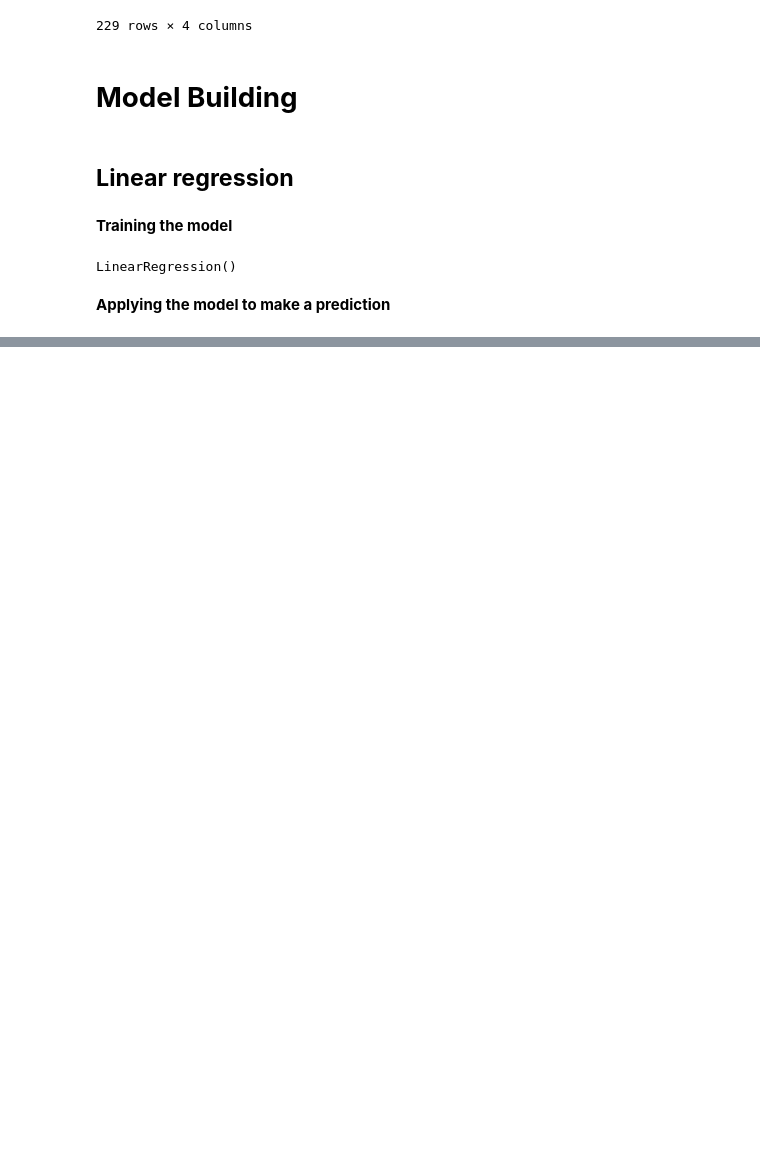
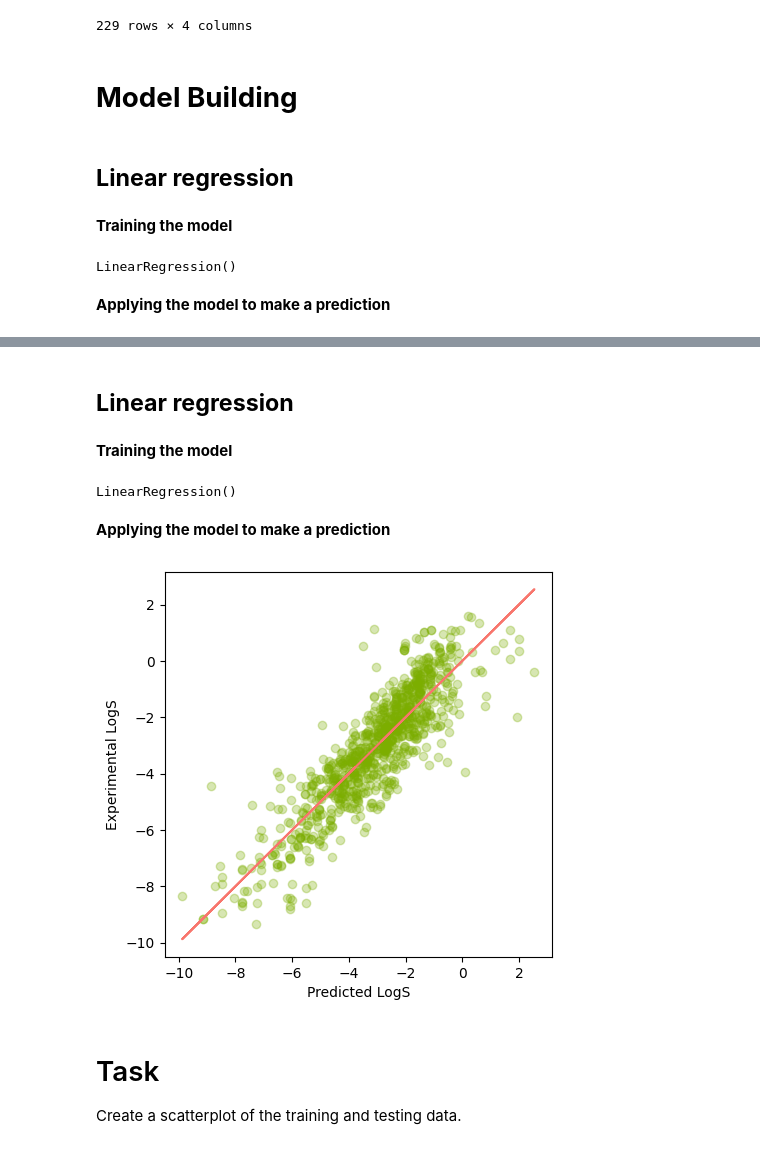
Before and after one commit to ms-eea/forecasting_and_prediction_modeling, a Jupyter notebook: firstML_project.ipynb, the cells around one changed output, grey strips where cells are left out. Saved outputs shown, nothing was run; the diff lists cells and outputs as text; code cells hidden in the pictures; blank space fills up the shorter version.

```diff
--- a/firstML_project.ipynb
+++ b/firstML_project.ipynb
@@ -117,0 +201,3 @@ y_lr_test_pred = lr.predict(X_test)
+# %%
+y = df ['logS']
+x = df.drop ('logS', axis=1)
@@ -117,0 +206,3 @@ y_lr_test_pred = lr.predict(X_test)
+# %%
+from sklearn.model_selection import train_test_split
+X_train, X_test, y_train, y_test = train_test_split(x, y, test_size=0.2, random_state=100)
@@ -117,0 +211,36 @@ y_lr_test_pred = lr.predict(X_test)
+# %% [markdown]
+## **Linear regression**
+# %% [markdown]
+**Training the model**
+# %%
+from sklearn.linear_model import LinearRegression
+
+lr = LinearRegression()
+lr.fit(X_train, y_train)
+# %% [output]
+LinearRegression()
+# %% [markdown]
+**Applying the model to make a prediction**
+# %%
+y_lr_train_pred = lr.predict(X_train)
+y_lr_test_pred = lr.predict(X_test)
+# %%
+import matplotlib.pyplot as plt
+import numpy as np
+
+plt.figure(figsize=(5,5))
+plt.scatter(x=y_lr_train_pred, y=y_train, c="#7CAE00", alpha=0.3)
+
+# Add a line of best fit
+z = np.polyfit(y_lr_train_pred, y_train, 1)
+p = np.poly1d(z)
+plt.plot(y_lr_train_pred, p(y_lr_train_pred), "#F8766D")
+
+plt.ylabel('Experimental LogS')
+plt.xlabel('Predicted LogS')
+plt.show()
+# %% [output]
+[figure, added]
+# %% [markdown]
+# Task
+Create a scatterplot of the training and testing data.
```
Also changed, not shown: parts of 31 cells of this notebook.
